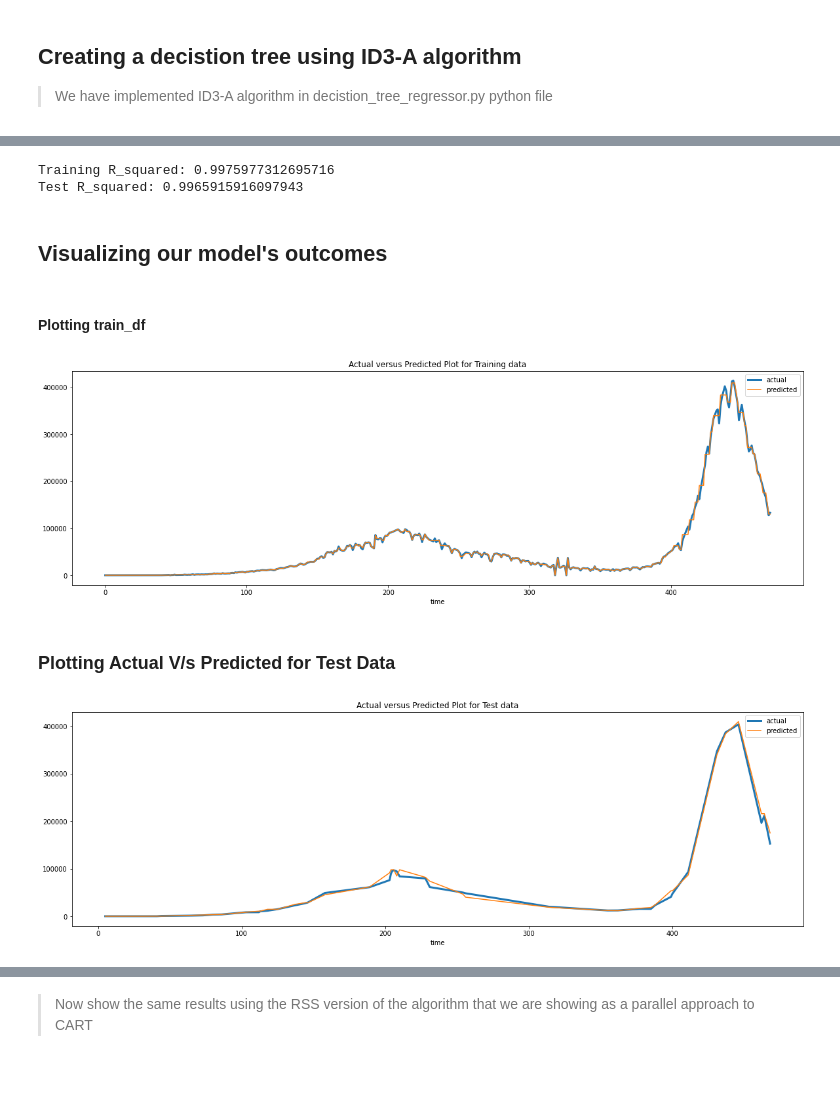
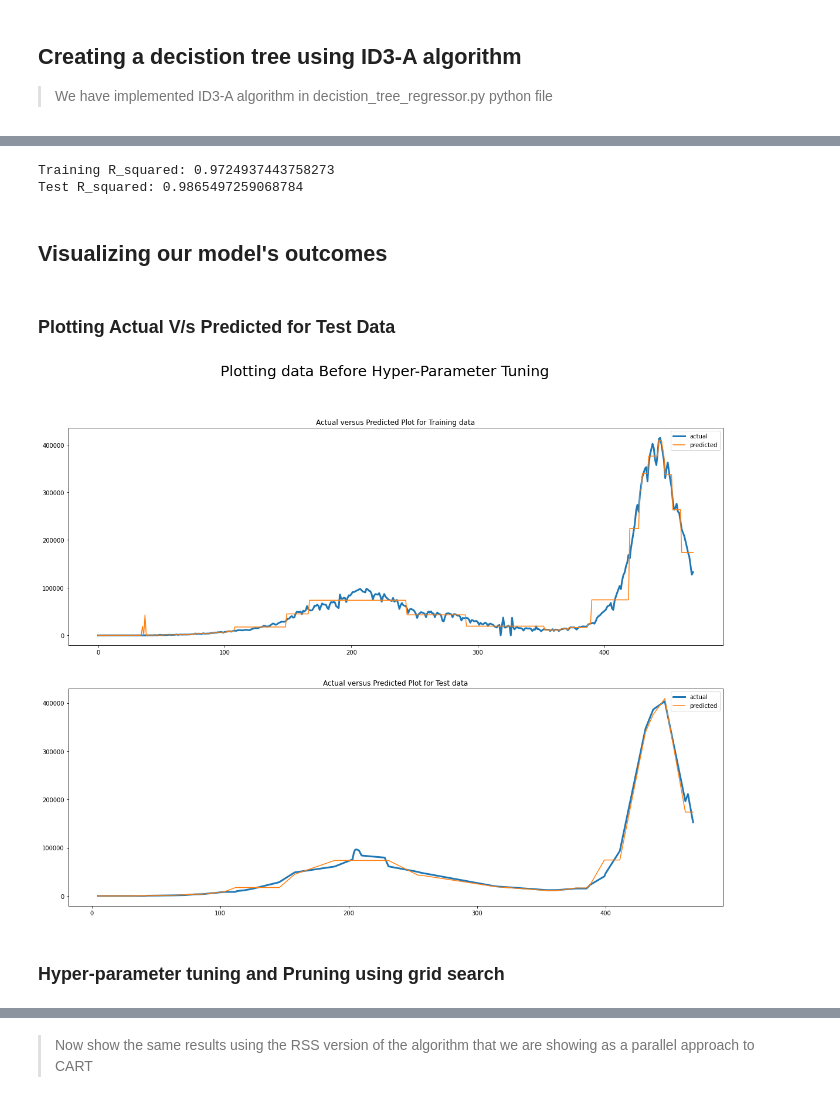
Before and after one commit to Pulkit-m/Machine-Learning, a Jupyter notebook: assignment1/assignment1.ipynb, the cells around one changed output, grey strips where cells are left out. Cells and saved outputs as stored; diff of their text form; code cells hidden in the pictures; blank space fills up the shorter version.

Commit message:
completed the id3-a part entirely with plots, results and conclusions

```diff
--- a/assignment1/assignment1.ipynb
+++ b/assignment1/assignment1.ipynb
@@ -205,6 +205,6 @@ train_df.head()
 ## Creating a decistion tree using ID3-A algorithm
 > We have implemented ID3-A algorithm in decistion_tree_regressor.py python file
 # %%
-regressor = DecisionTreeRegressor(train_df, min_samples = 5, max_depth = 17)
+regressor = DecisionTreeRegressor(train_df, min_samples = 2, max_depth = 5)
 tree = regressor.build_tree(train_df)
 # %% [output]
@@ -228,42 +228,36 @@ Splitting wrt column 5 and value -30.7145; Std Dev reduced from 20004.1058341087
 # %%
 print("Training R_squared: {}\nTest R_squared: {}".format(regressor.r_squared(train_df, tree), regressor.r_squared(test_df, tree)))
 # %% [output]
-Training R_squared: 0.9975977312695716
-Test R_squared: 0.9965915916097943
+Training R_squared: 0.9724937443758273
+Test R_squared: 0.9865497259068784
 # %% [markdown]
 ## Visualizing our model's outcomes
-# %% [markdown]
-#### Plotting train_df
-# %%
-actual_values = train_df.iloc[:,-1].sort_index()
-predicted_values = train_df.apply(regressor.predict_sample, axis = 1, args = (tree,)).sort_index()
-fig = plt.figure(figsize = (20,6))
-plt.plot(actual_values, linewidth = 3, label = "actual")
-plt.plot(predicted_values, label = "predicted")
-plt.legend()
-plt.xlabel("time")
-title = "Actual versus Predicted Plot for Training data"
-plt.title(title)
-plt.savefig("./plots/{}.png".format(title))
-plt.show()
-# %% [output]
-[figure, removed]
 # %% [markdown]
 ### Plotting Actual V/s Predicted for Test Data
 # %%
+actual_values = train_df.iloc[:,-1].sort_index()
+predicted_values = train_df.apply(regressor.predict_sample, axis = 1, args = (tree,)).sort_index()
+fig, ax = plt.subplots(2,1, figsize = (20,15))
+ax[0].plot(actual_values, linewidth = 3, label = "actual")
+ax[0].plot(predicted_values, label = "predicted")
+ax[0].legend()
+ax[0].set_title("Actual versus Predicted Plot for Training data")
+
+
 actual_values = test_df.iloc[:,-1].sort_index()
 predicted_values = test_df.apply(regressor.predict_sample, axis = 1, args = (tree,)).sort_index()
-fig = plt.figure(figsize = (20,6))
-plt.plot(actual_values, linewidth = 3, label = "actual")
-plt.plot(predicted_values, label = "predicted")
-plt.legend()
-plt.xlabel("time")
-title = "Actual versus Predicted Plot for Test data"
-plt.title(title)
-plt.savefig("./plots/{}.png".format(title))
+ax[1].plot(actual_values, linewidth = 3, label = "actual")
+ax[1].plot(predicted_values, label = "predicted")
+ax[1].legend()
+ax[1].set_title("Actual versus Predicted Plot for Test data")
+
+plt.suptitle("Plotting data Before Hyper-Parameter Tuning",size = 25)
+plt.savefig("./plots/Actual vs Predicted.png")
 plt.show()
 # %% [output]
-[figure, old version]
+[figure, new version]
+# %% [markdown]
+### Hyper-parameter tuning and Pruning using grid search
 # %%
 grid_search = {"max_depth": [], "min_samples": [], "r_squared_train": [], "r_squared_val": []}
 # grid_search = {"max_depth":[], "min_samples":[]}
```
Also changed, not shown: parts of 23 cells of this notebook.
